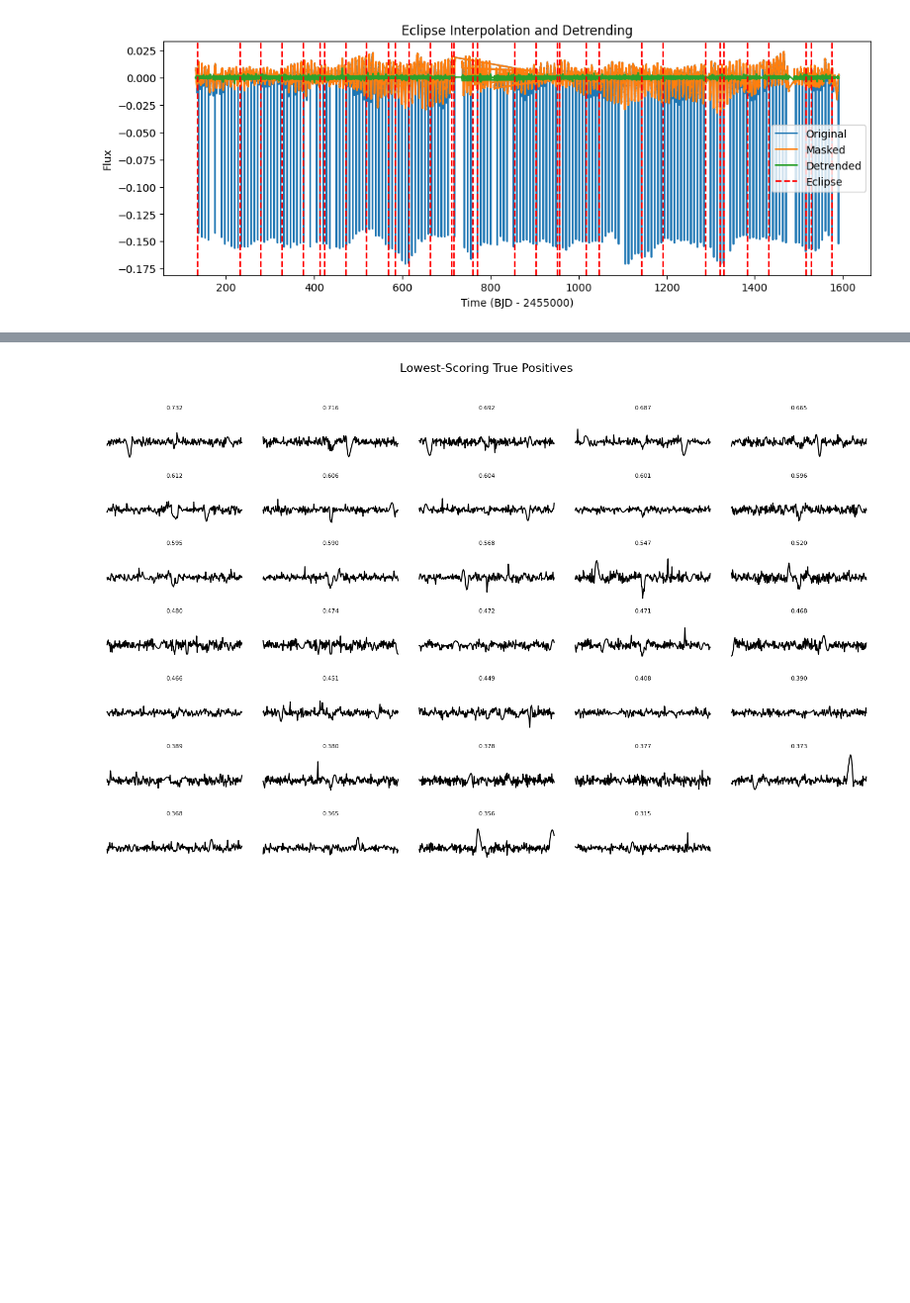
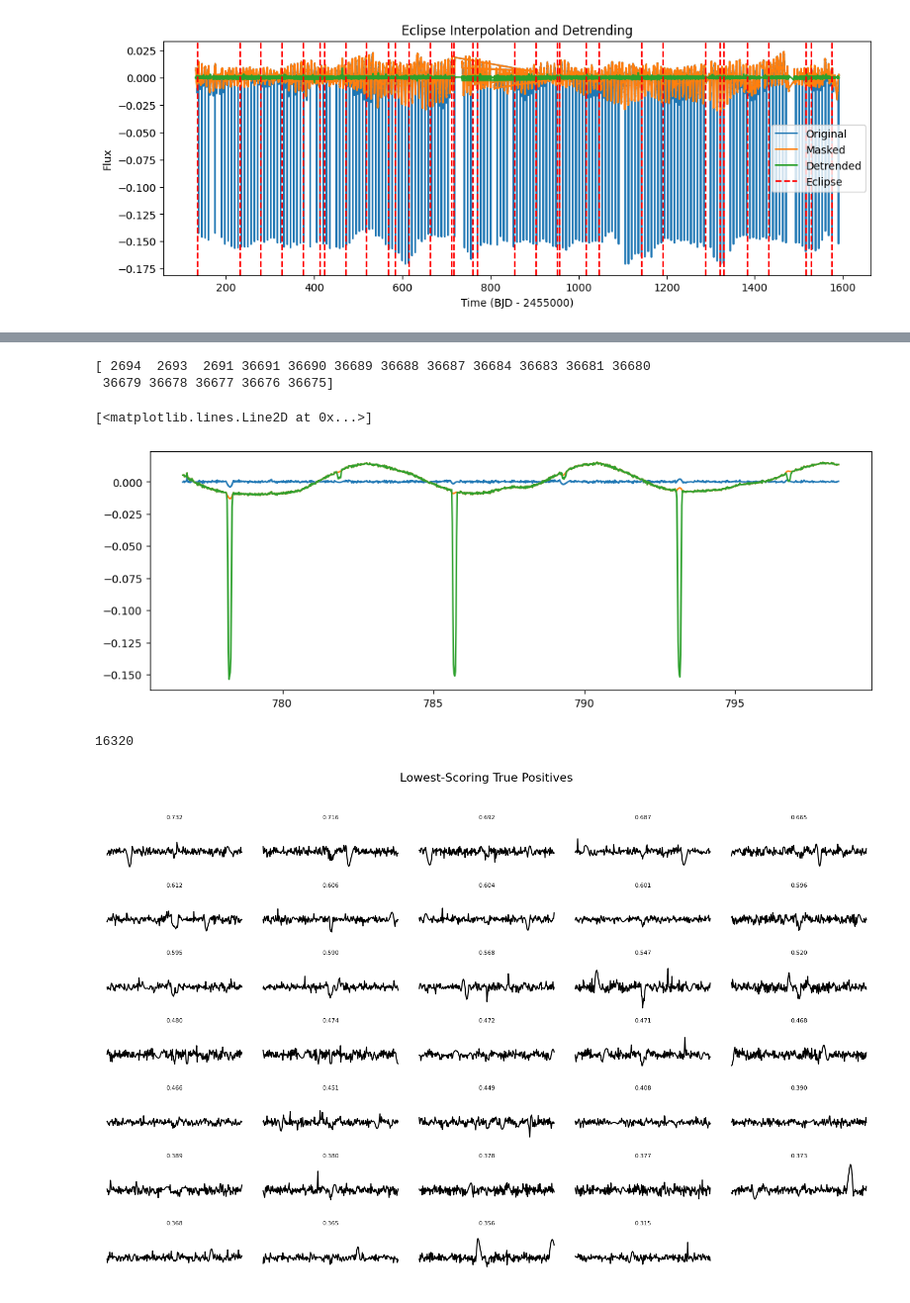
Before and after one commit to sfremy/astro_tools, a Jupyter notebook: prefold_automated.ipynb, the cells around one changed output, grey strips where cells are left out. Shown at 99% size. Drawn from its saved outputs; the diff is of its cells as text; code cells hidden in the pictures; blank space fills up the shorter version.

```diff
--- a/prefold_automated.ipynb
+++ b/prefold_automated.ipynb
@@ -826,3 +826,20 @@ plot_light_curve_grid(sorted_segments[:20], scores=sorted_scores[:20], title="Hi
+# %%
+neg_indices = np.arange(len(segments))[~del_idxs]
+print(neg_indices[mask])
+
+plt.figure(figsize=(12, 4))
+plt.plot(t[36500:37500], detrend[36500:37500])
+plt.plot(t[36500:37500], flux_corrected_2[36500:37500] - 1)
+plt.plot(t[36500:37500], f[36500:37500] - 1)
+# %% [output]
+[ 2694  2693  2691 36691 36690 36689 36688 36687 36684 36683 36681 36680
+ 36679 36678 36677 36676 36675]
+[<matplotlib.lines.Line2D at 0x...>]
+[figure, added]
+# %%
+len(mask)
+# %% [output]
+16320
 # %%
 # Flatten to 1D array
 true_pred_flat = true_pred.ravel()
```
Also changed, not shown: parts of 6 cells of this notebook, 1 other file.
